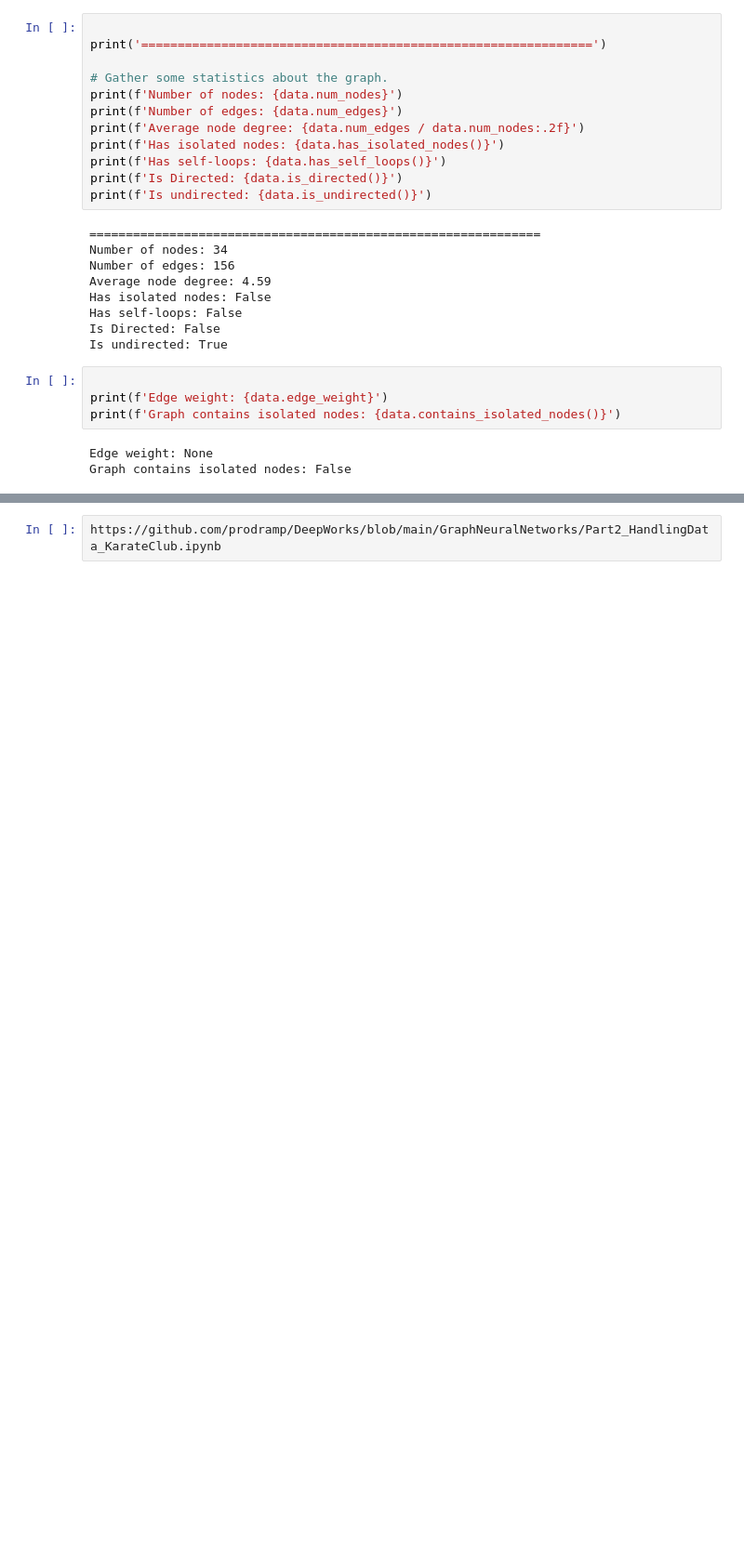
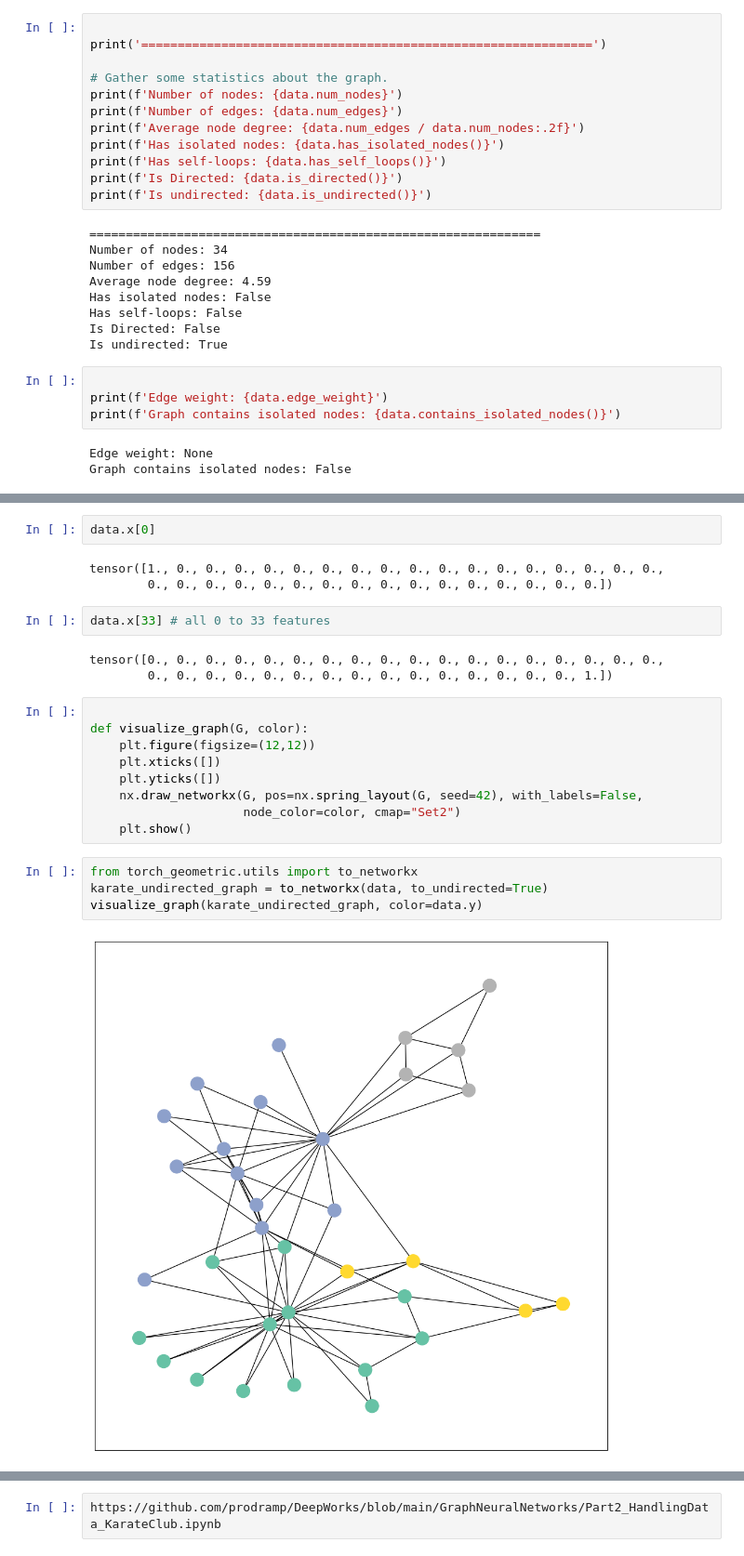
Before and after one commit to SAMANTA1401/graph_neural_network, a Jupyter notebook: notebook/karate_club.ipynb, the cells around one changed output, grey strips where cells are left out. Shown: that part at 93% size. Drawn from its saved outputs; the diff is of its cells as text; blank space fills up the shorter version.

Commit message:
undirected

```diff
--- a/notebook/karate_club.ipynb
+++ b/notebook/karate_club.ipynb
@@ -96,0 +239,25 @@ Training node label rate: 0.12
+# %%
+data.x[0]
+# %% [output]
+tensor([1., 0., 0., 0., 0., 0., 0., 0., 0., 0., 0., 0., 0., 0., 0., 0., 0., 0.,
+        0., 0., 0., 0., 0., 0., 0., 0., 0., 0., 0., 0., 0., 0., 0., 0.])
+# %%
+data.x[33] # all 0 to 33 features
+# %% [output]
+tensor([0., 0., 0., 0., 0., 0., 0., 0., 0., 0., 0., 0., 0., 0., 0., 0., 0., 0.,
+        0., 0., 0., 0., 0., 0., 0., 0., 0., 0., 0., 0., 0., 0., 0., 1.])
+# %%
+
+def visualize_graph(G, color):
+    plt.figure(figsize=(12,12))
+    plt.xticks([])
+    plt.yticks([])
+    nx.draw_networkx(G, pos=nx.spring_layout(G, seed=42), with_labels=False,
+                     node_color=color, cmap="Set2")
+    plt.show()
+# %%
+from torch_geometric.utils import to_networkx
+karate_undirected_graph = to_networkx(data, to_undirected=True)
+visualize_graph(karate_undirected_graph, color=data.y)
+# %% [output]
+[figure, added]
```
Also changed, not shown: parts of 25 cells of this notebook.
